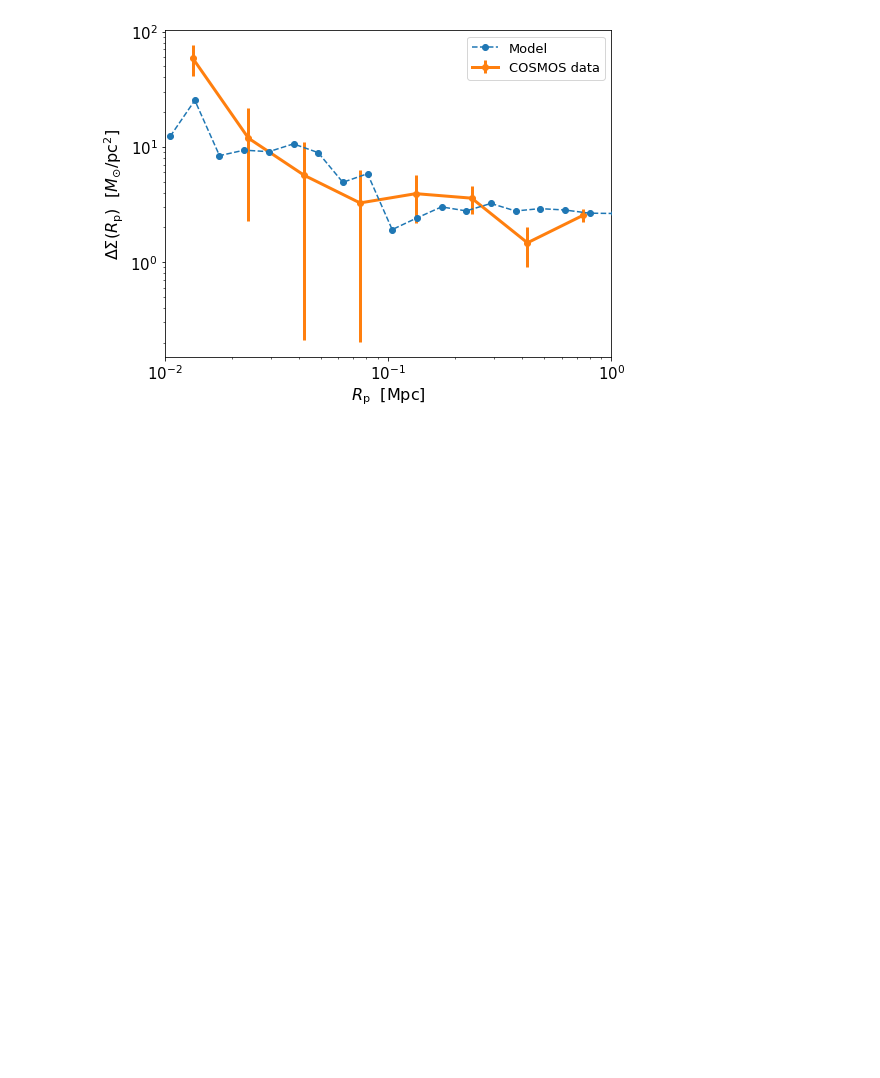
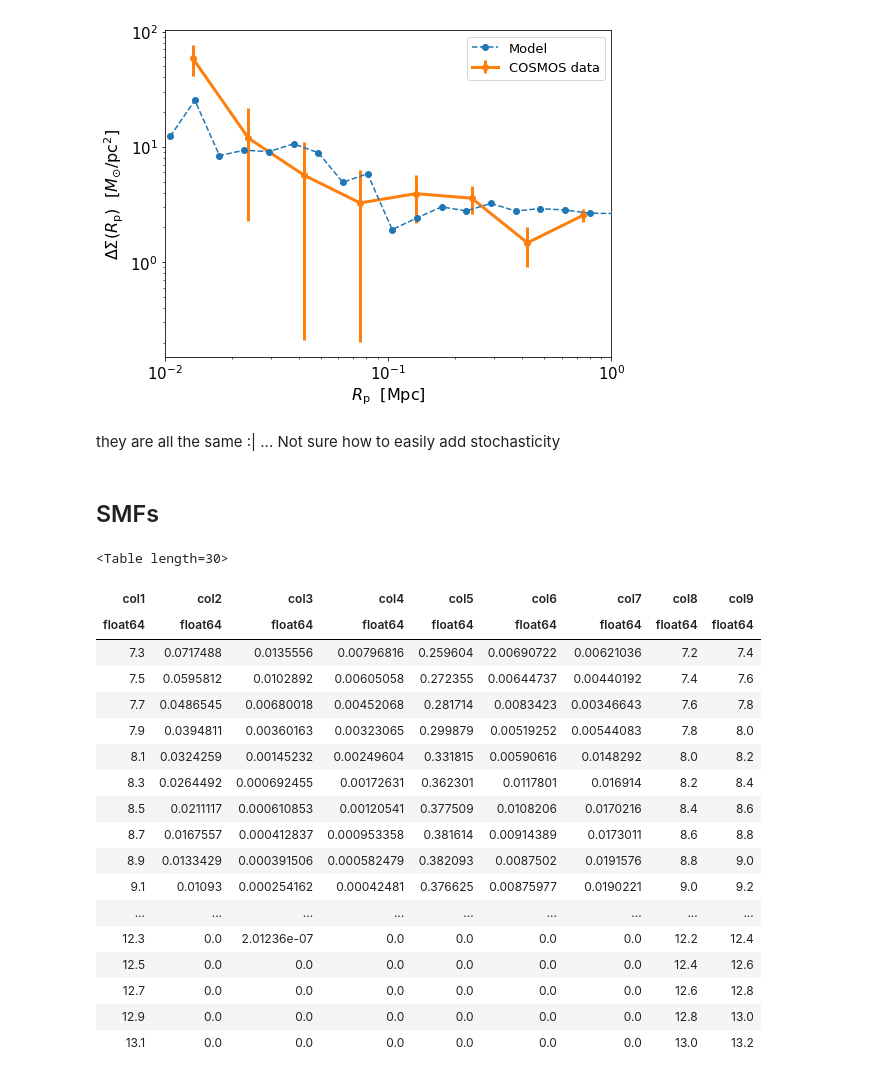
Before and after one commit to f-ardila/dwarf_lensing, a Jupyter notebook: MCMC/notebooks/Universe_Machine.ipynb, the cells around one changed output. Drawn from its saved outputs; the diff is of its cells as text; code cells hidden in the pictures; blank space fills up the shorter version.

```diff
--- a/MCMC/notebooks/Universe_Machine.ipynb
+++ b/MCMC/notebooks/Universe_Machine.ipynb
@@ -123,3 +129,7 @@ Ks_2sampResult(statistic=0.002423366411199779, pvalue=0.9999999999994739)
 ('cut galaxies table', 1677428)
 Ks_2sampResult(statistic=0.002423366411199779, pvalue=0.9999999999994739)
 [figure]
+# %% [markdown]
+they are all the same :|  ... Not sure how to easily add stochasticity
+# %% [markdown]
+## SMFs
@@ -125,0 +153,22 @@ Ks_2sampResult(statistic=0.002423366411199779, pvalue=0.9999999999994739)
+# %%
+UM_smfs_sim
+# %% [output]
+<Table length=30>
+| col1 | col2 | col3 | col4 | col5 | col6 | col7 | col8 | col9 |
+| float64 | float64 | float64 | float64 | float64 | float64 | float64 | float64 | float64 |
+| 7.3 | 0.0717488 | 0.0135556 | 0.00796816 | 0.259604 | 0.00690722 | 0.00621036 | 7.2 | 7.4 |
+| 7.5 | 0.0595812 | 0.0102892 | 0.00605058 | 0.272355 | 0.00644737 | 0.00440192 | 7.4 | 7.6 |
+| 7.7 | 0.0486545 | 0.00680018 | 0.00452068 | 0.281714 | 0.0083423 | 0.00346643 | 7.6 | 7.8 |
+| 7.9 | 0.0394811 | 0.00360163 | 0.00323065 | 0.299879 | 0.00519252 | 0.00544083 | 7.8 | 8.0 |
+| 8.1 | 0.0324259 | 0.00145232 | 0.00249604 | 0.331815 | 0.00590616 | 0.0148292 | 8.0 | 8.2 |
+| 8.3 | 0.0264492 | 0.000692455 | 0.00172631 | 0.362301 | 0.0117801 | 0.016914 | 8.2 | 8.4 |
+| 8.5 | 0.0211117 | 0.000610853 | 0.00120541 | 0.377509 | 0.0108206 | 0.0170216 | 8.4 | 8.6 |
+| 8.7 | 0.0167557 | 0.000412837 | 0.000953358 | 0.381614 | 0.00914389 | 0.0173011 | 8.6 | 8.8 |
+| 8.9 | 0.0133429 | 0.000391506 | 0.000582479 | 0.382093 | 0.0087502 | 0.0191576 | 8.8 | 9.0 |
+| 9.1 | 0.01093 | 0.000254162 | 0.00042481 | 0.376625 | 0.00875977 | 0.0190221 | 9.0 | 9.2 |
+| ... | ... | ... | ... | ... | ... | ... | ... | ... |
+| 12.3 | 0.0 | 2.01236e-07 | 0.0 | 0.0 | 0.0 | 0.0 | 12.2 | 12.4 |
+| 12.5 | 0.0 | 0.0 | 0.0 | 0.0 | 0.0 | 0.0 | 12.4 | 12.6 |
+| 12.7 | 0.0 | 0.0 | 0.0 | 0.0 | 0.0 | 0.0 | 12.6 | 12.8 |
+| 12.9 | 0.0 | 0.0 | 0.0 | 0.0 | 0.0 | 0.0 | 12.8 | 13.0 |
+| 13.1 | 0.0 | 0.0 | 0.0 | 0.0 | 0.0 | 0.0 | 13.0 | 13.2 |
```
Also changed, not shown: parts of 13 cells of this notebook.
